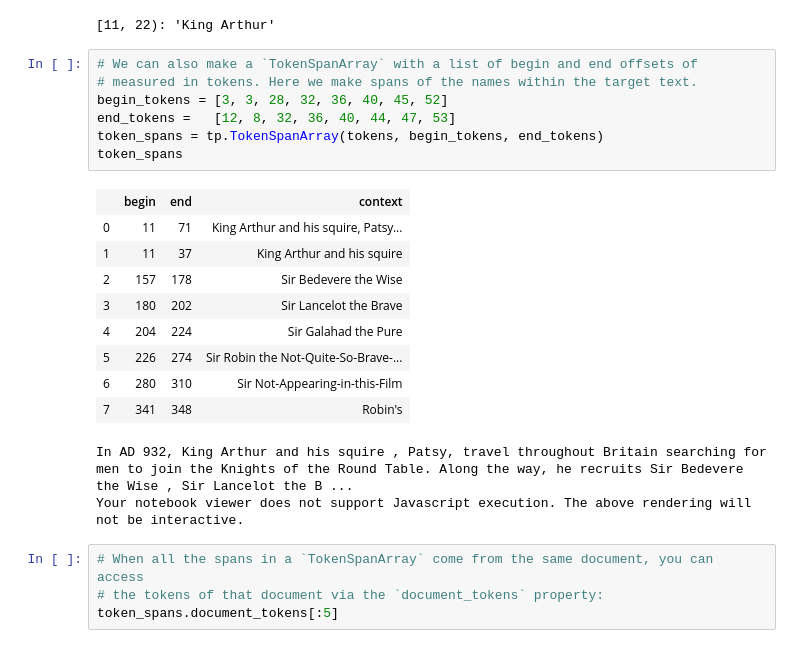
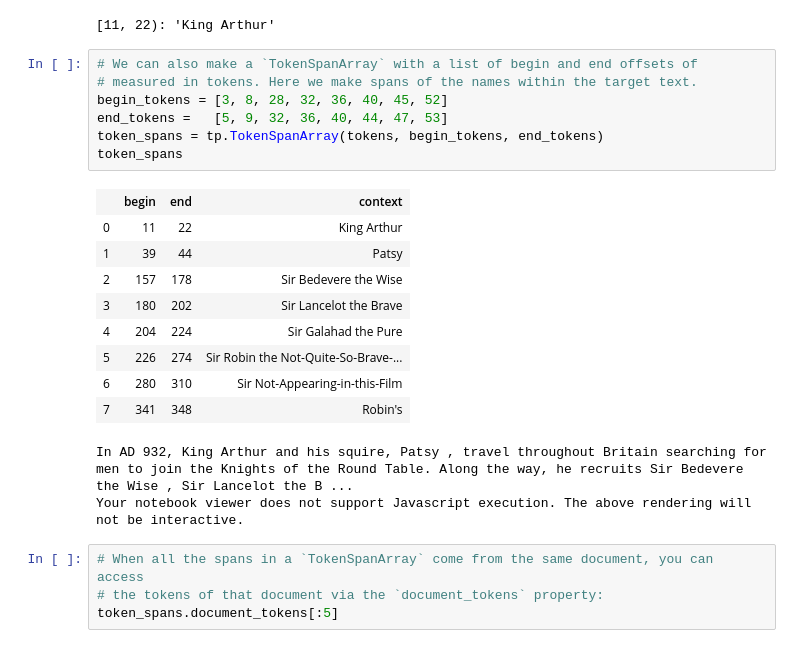
Before and after one commit to CODAIT/text-extensions-for-pandas, a Jupyter notebook: notebooks/Text_Extensions_for_Pandas_Overview.ipynb, the cells around one changed output. Drawn from its saved outputs; the diff is of its cells as text.

```diff
--- a/notebooks/Text_Extensions_for_Pandas_Overview.ipynb
+++ b/notebooks/Text_Extensions_for_Pandas_Overview.ipynb
@@ -179,21 +179,21 @@ tp.TokenSpan(tokens, 3, 5)
 # %%
 # We can also make a `TokenSpanArray` with a list of begin and end offsets of
 # measured in tokens. Here we make spans of the names within the target text.
-begin_tokens = [3, 3, 28, 32, 36, 40, 45, 52]
-end_tokens =   [12, 8, 32, 36, 40, 44, 47, 53]
+begin_tokens = [3, 8, 28, 32, 36, 40, 45, 52]
+end_tokens =   [5, 9, 32, 36, 40, 44, 47, 53]
 token_spans = tp.TokenSpanArray(tokens, begin_tokens, end_tokens)
 token_spans
 # %% [output]
 |  | begin | end | context |
-| 0 | 11 | 71 | King Arthur and his squire, Patsy... |
-| 1 | 11 | 37 | King Arthur and his squire |
+| 0 | 11 | 22 | King Arthur |
+| 1 | 39 | 44 | Patsy |
 | 2 | 157 | 178 | Sir Bedevere the Wise |
 | 3 | 180 | 202 | Sir Lancelot the Brave |
 | 4 | 204 | 224 | Sir Galahad the Pure |
 | 5 | 226 | 274 | Sir Robin the Not-Quite-So-Brave-... |
 | 6 | 280 | 310 | Sir Not-Appearing-in-this-Film |
 | 7 | 341 | 348 | Robin's |
-In AD 932, King Arthur and his squire , Patsy, travel throughout Britain searching for men to join the Knights of the Round Table. Along the way, he recruits Sir Bedevere the Wise , Sir Lancelot the B ...
+In AD 932, King Arthur and his squire, Patsy , travel throughout Britain searching for men to join the Knights of the Round Table. Along the way, he recruits Sir Bedevere the Wise , Sir Lancelot the B ...
 Your notebook viewer does not support Javascript execution. The above rendering will not be interactive.
 # %%
 # When all the spans in a `TokenSpanArray` come from the same document, you can access
```
Also changed, not shown: parts of 3 cells of this notebook.
